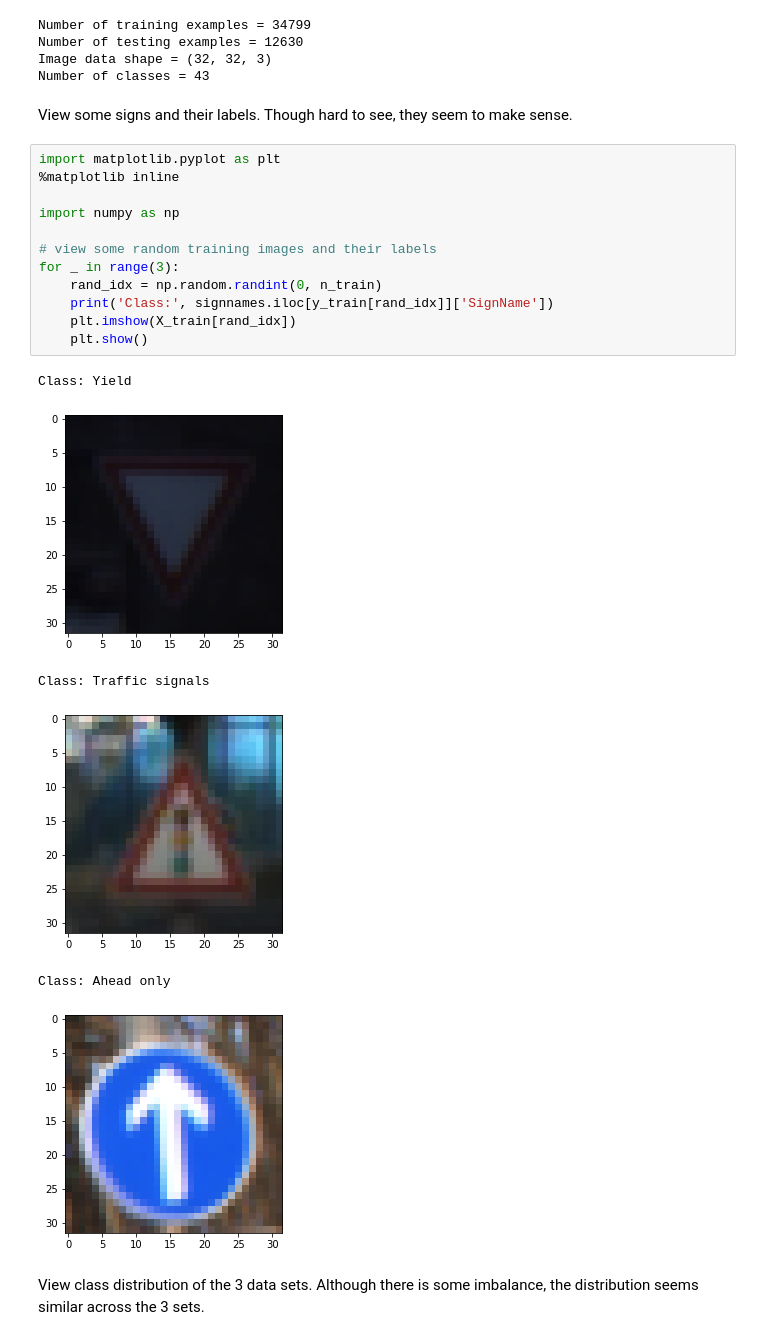
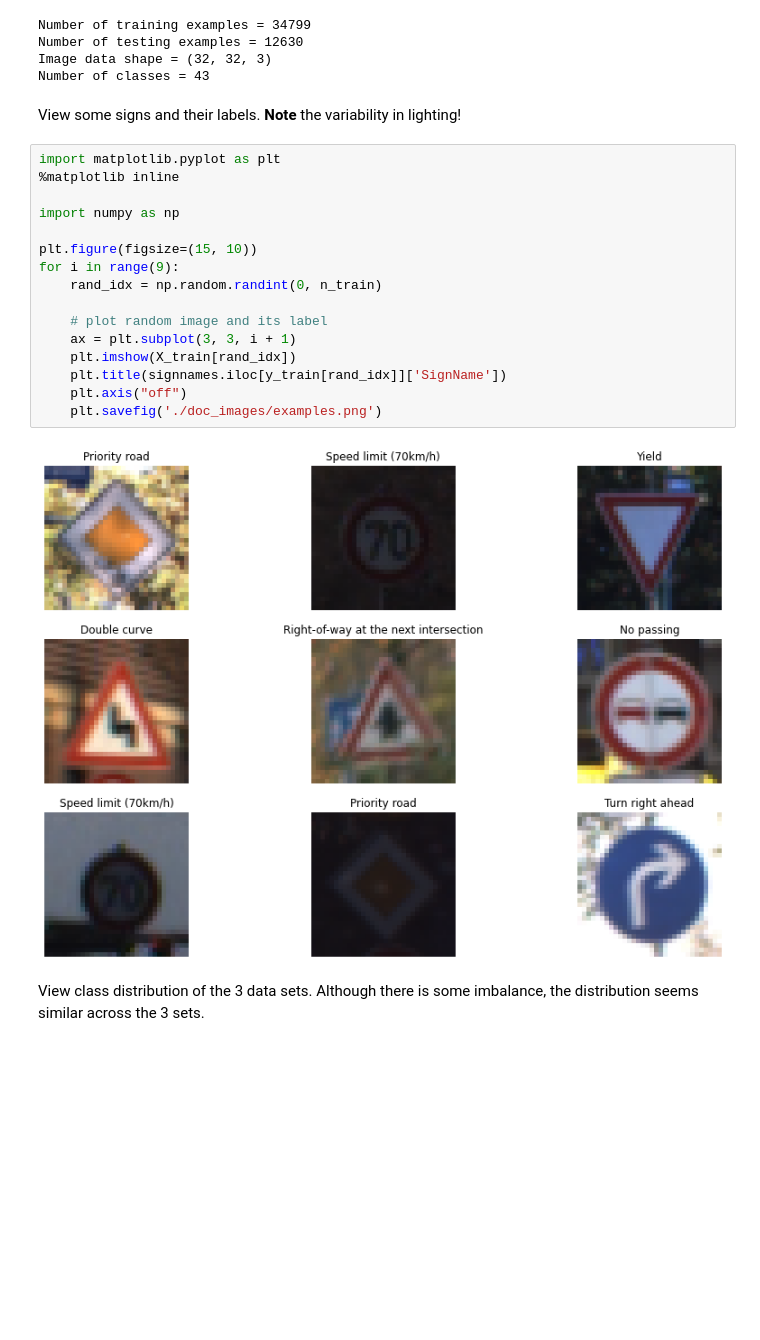
Before and after one commit to grantgasser/traffic-signs-classifier, a Jupyter notebook: traffic_sign_classifier.ipynb, the cells around one changed output. Drawn from its saved outputs; the diff is of its cells as text; blank space fills up the shorter version.

Commit message:
Perform error analysis: model struggles w/ speed limit signs. Improve plots and save them. Add accuracy tracking and plot.

```diff
--- a/traffic_sign_classifier.ipynb
+++ b/traffic_sign_classifier.ipynb
@@ -49,26 +50,25 @@ Number of testing examples = 12630
 Image data shape = (32, 32, 3)
 Number of classes = 43
 # %% [markdown]
-View some signs and their labels. Though hard to see, they seem to make sense.
+View some signs and their labels. **Note** the variability in lighting!
 # %%
 import matplotlib.pyplot as plt
 %matplotlib inline
 
 import numpy as np
 
-# view some random training images and their labels
-for _ in range(3):
+plt.figure(figsize=(15, 10))
+for i in range(9):
     rand_idx = np.random.randint(0, n_train)
-    print('Class:', signnames.iloc[y_train[rand_idx]]['SignName'])
+
+    # plot random image and its label
+    ax = plt.subplot(3, 3, i + 1)
     plt.imshow(X_train[rand_idx])
-    plt.show()
+    plt.title(signnames.iloc[y_train[rand_idx]]['SignName'])
+    plt.axis("off")
+    plt.savefig('./doc_images/examples.png')
 # %% [output]
-Class: Yield
-[figure, old version]
+[figure, new version]
-Class: Traffic signals
-[figure, removed]
-Class: Ahead only
-[figure, removed]
 # %% [markdown]
 View class distribution of the 3 data sets. Although there is some imbalance, the distribution seems similar across the 3 sets.
 # %%
```
Also changed, not shown: parts of 27 cells of this notebook, 5 other files.
